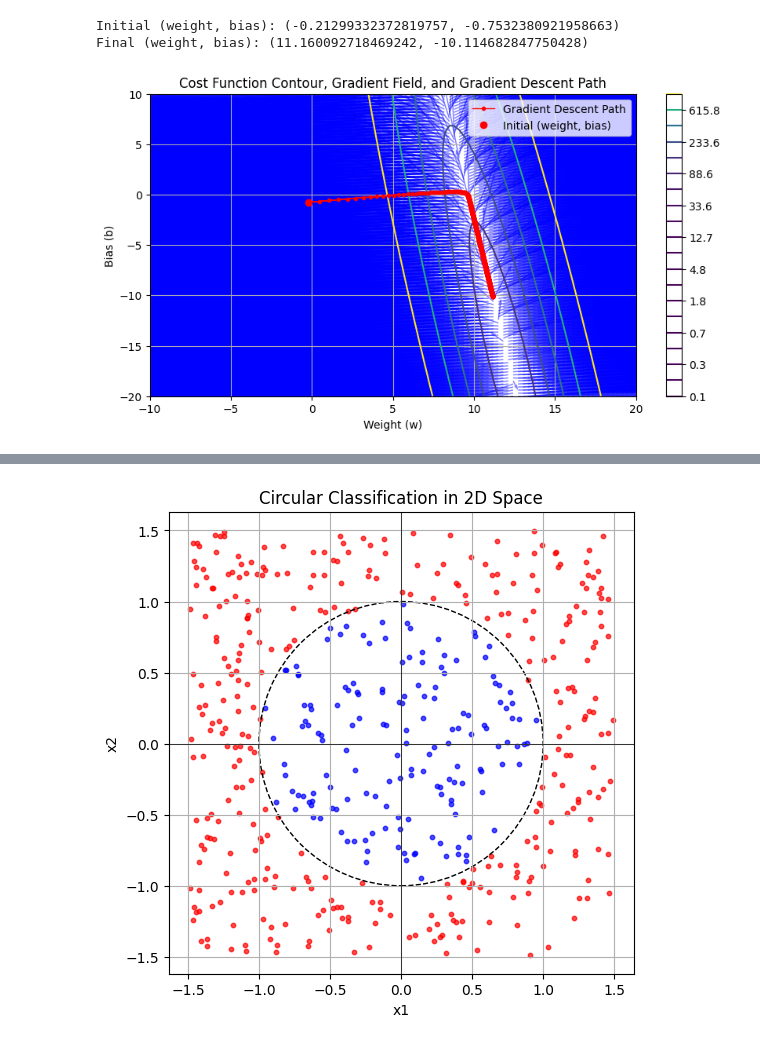
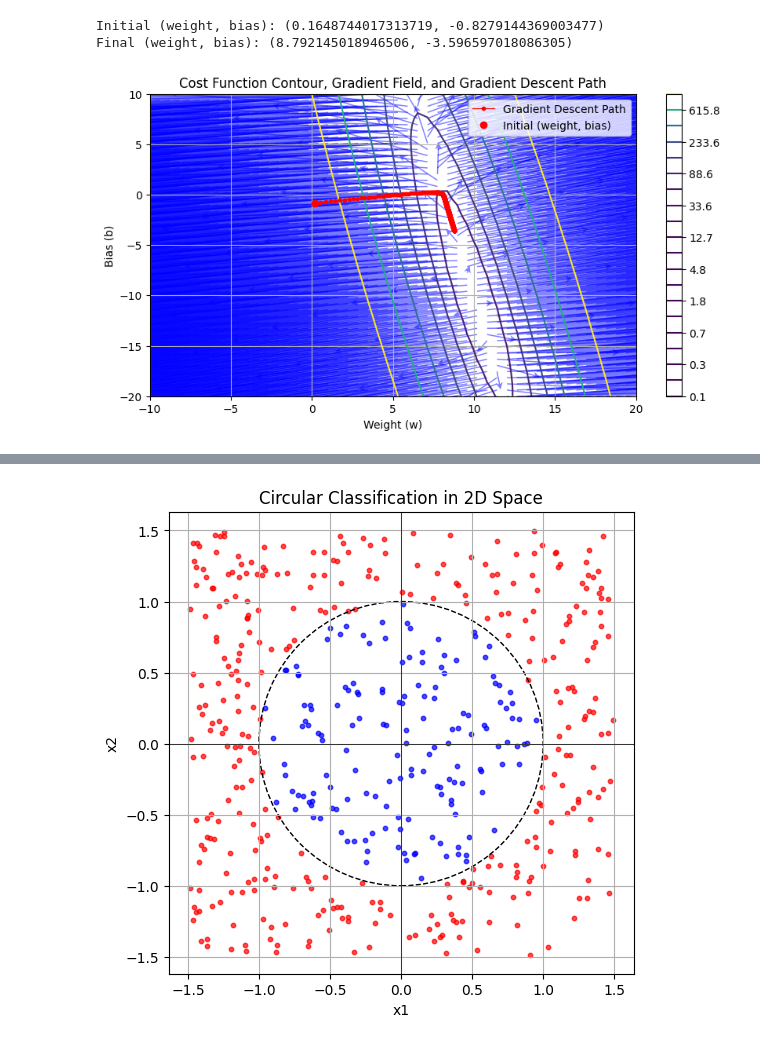
Before and after one commit to samuel-cavazos/Differential-Geometry-Machine-Learning, a Jupyter notebook: src/Regression/code/images.ipynb, the cells around one changed output, grey strips where cells are left out. Saved outputs shown, nothing was run; the diff lists cells and outputs as text; code cells hidden in the pictures.

```diff
--- a/src/Regression/code/images.ipynb
+++ b/src/Regression/code/images.ipynb
@@ -93,12 +102,12 @@ alpha = 0.001  # Learning rate
 epochs = 1000  # Number of iterations
 
 # Create a grid of w and b values for contour and quiver plotting
-w_vals = np.linspace(-10, 20, 100)
-b_vals = np.linspace(-20, 10, 100)
+w_vals = np.linspace(-10, 20, 50)
+b_vals = np.linspace(-20, 10, 50)
 W, B = np.meshgrid(w_vals, b_vals)
 
 # Compute the loss for each combination of w and b in the grid
-Z = np.array([mse_loss(linear_model(x, w, b), y_data) for w, b in zip(np.ravel(W), np.ravel(B))])
+Z = np.array([mse_loss(linear_model(x_train, w, b), y_train) for w, b in zip(np.ravel(W), np.ravel(B))])
 Z = Z.reshape(W.shape)
 
 # Compute the gradient field
@@ -106,7 +115,7 @@ dW = np.zeros(W.shape)
 dB = np.zeros(B.shape)
 for i in range(W.shape[0]):
     for j in range(W.shape[1]):
-        dw, db = compute_gradients(x, y_data, W[i, j], B[i, j])
+        dw, db = compute_gradients(x_train, y_train, W[i, j], B[i, j])
         dW[i, j] = dw
         dB[i, j] = db
 
@@ -121,7 +130,7 @@ plt.ylabel('Bias (b)')
 plt.title('Cost Function Contour, Gradient Field, and Gradient Descent Path')
 
 # Quiver plot of the gradient field
-plt.quiver(W, B, dW, dB, angles='xy', scale_units='xy', scale=1, color='blue', alpha=0.5)
+plt.quiver(W, B, dW, dB, angles='xy', scale_units='xy', scale=2, color='blue', alpha=0.5,headwidth=6, headlength=6)
 # plot initial weight, bias
 plt.plot(w, b, 'ro', label='Initial (weight, bias)')
 plt.legend()
@@ -135,55 +144,25 @@ plt.show()
 # %%
-import numpy as np
-import matplotlib.pyplot as plt
-
-# Assuming x and y_data are your input features and target values respectively
-
-# Define the linear model
-def linear_model(x, w, b):
-    return w * x + b
-
-# Define the loss function (Mean Squared Error)
-def mse_loss(y_pred, y_true):
-    return np.mean((y_pred - y_true) ** 2)
-
-# Compute gradients
-def compute_gradients(x, y_true, w, b):
-    y_pred = linear_model(x, w, b)
-    error = y_pred - y_true
-    dw = 2 * np.mean(error * x)
-    db = 2 * np.mean(error)
-    return dw, db
-
-# Gradient Descent parameters
-alpha = 0.001  # Learning rate
-epochs = 2000  # Number of iterations
-
 # Store parameters for plotting
 w_history = [w]
 b_history = [b]
-loss_history = [mse_loss(linear_model(x, w, b), y_data)]
+loss_history = [mse_loss(linear_model(x_train, w, b), y_train)]
 
 # Gradient Descent loop
 for epoch in range(epochs):
-    dw, db = compute_gradients(x, y_data, w, b)
+    dw, db = compute_gradients(x_train, y_train, w, b)
     w = w - alpha * dw # Update the weight
     b = b - alpha * db # Update the bias
 
     w_history.append(w) # Add to weight tracker
     b_history.append(b) # Add to bias tracker
-    loss_history.append(mse_loss(linear_model(x, w, b), y_data)) # Add overall loss to loss tracker
+    loss_history.append(mse_loss(linear_model(x_train, w, b), y_train)) # Add overall loss to loss tracker
 
 # Convert history lists to numpy arrays for easier slicing
 w_history = np.array(w_history)
 b_history = np.array(b_history)
 
-# Create a grid of w and b values for contour and quiver plotting
-w_vals = np.linspace(-10, 20, 100)
-b_vals = np.linspace(-20, 10, 100)
-W, B = np.meshgrid(w_vals, b_vals)
-
 # Compute the loss for each combination of w and b in the grid
-Z = np.array([mse_loss(linear_model(x, w, b), y_data) for w, b in zip(np.ravel(W), np.ravel(B))])
+Z = np.array([mse_loss(linear_model(x_train, w, b), y_train) for w, b in zip(np.ravel(W), np.ravel(B))])
 Z = Z.reshape(W.shape)
 
 # Compute the gradient field
@@ -191,7 +170,7 @@ dW = np.zeros(W.shape)
 dB = np.zeros(B.shape)
 for i in range(W.shape[0]):
     for j in range(W.shape[1]):
-        dw, db = compute_gradients(x, y_data, W[i, j], B[i, j])
+        dw, db = compute_gradients(x_train, y_train, W[i, j], B[i, j])
         dW[i, j] = dw
         dB[i, j] = db
 
@@ -202,37 +181,37 @@ print(f'Final (weight, bias): ({w_history[-1]}, {b_history[-1]})')
 
 # Plot the cost function contour, gradient field, and gradient descent path
 plt.figure(figsize=(10, 5))
 
 # Contour plot of the loss function
 cp = plt.contour(W, B, Z, levels=np.logspace(-1, 3, 20), cmap='viridis')
 plt.colorbar(cp)
 plt.xlabel('Weight (w)')
 plt.ylabel('Bias (b)')
 plt.title('Cost Function Contour, Gradient Field, and Gradient Descent Path')
 
 # Quiver plot of the gradient field
-plt.quiver(W, B, dW, dB, angles='xy', scale_units='xy', scale=1, color='blue', alpha=0.5)
+plt.quiver(W, B, dW, dB, angles='xy', scale_units='xy', scale=2, color='blue', alpha=0.5,headwidth=6, headlength=6)
 
 # Plot the gradient descent path
 plt.plot(w_history, b_history, 'ro-', markersize=3, linewidth=1, label='Gradient Descent Path')
 # Plot the initial weight, bias
 plt.plot(w_history[0], b_history[0], 'ro', label='Initial (weight, bias)')
 
 # Add arrows to indicate direction of descent
 for i in range(1, len(w_history)):
     plt.arrow(w_history[i-1], b_history[i-1],
                 w_history[i] - w_history[i-1],
                 b_history[i] - b_history[i-1],
                 head_width=0.05, head_length=0.1, fc='red', ec='red')
 
 plt.legend()
 plt.grid(True)
 plt.savefig('gradient-field-2.png')
 plt.show()
 # %% [output]
-Initial (weight, bias): (-0.21299332372819757, -0.7532380921958663)
-Final (weight, bias): (11.160092718469242, -10.114682847750428)
+Initial (weight, bias): (0.1648744017313719, -0.8279144369003477)
+Final (weight, bias): (8.792145018946506, -3.596597018086305)
-[figure, old version]
+[figure, new version]
 # %%
 import numpy as np
 import matplotlib.pyplot as plt
```
Also changed, not shown: parts of 15 cells of this notebook, 35 other files.
